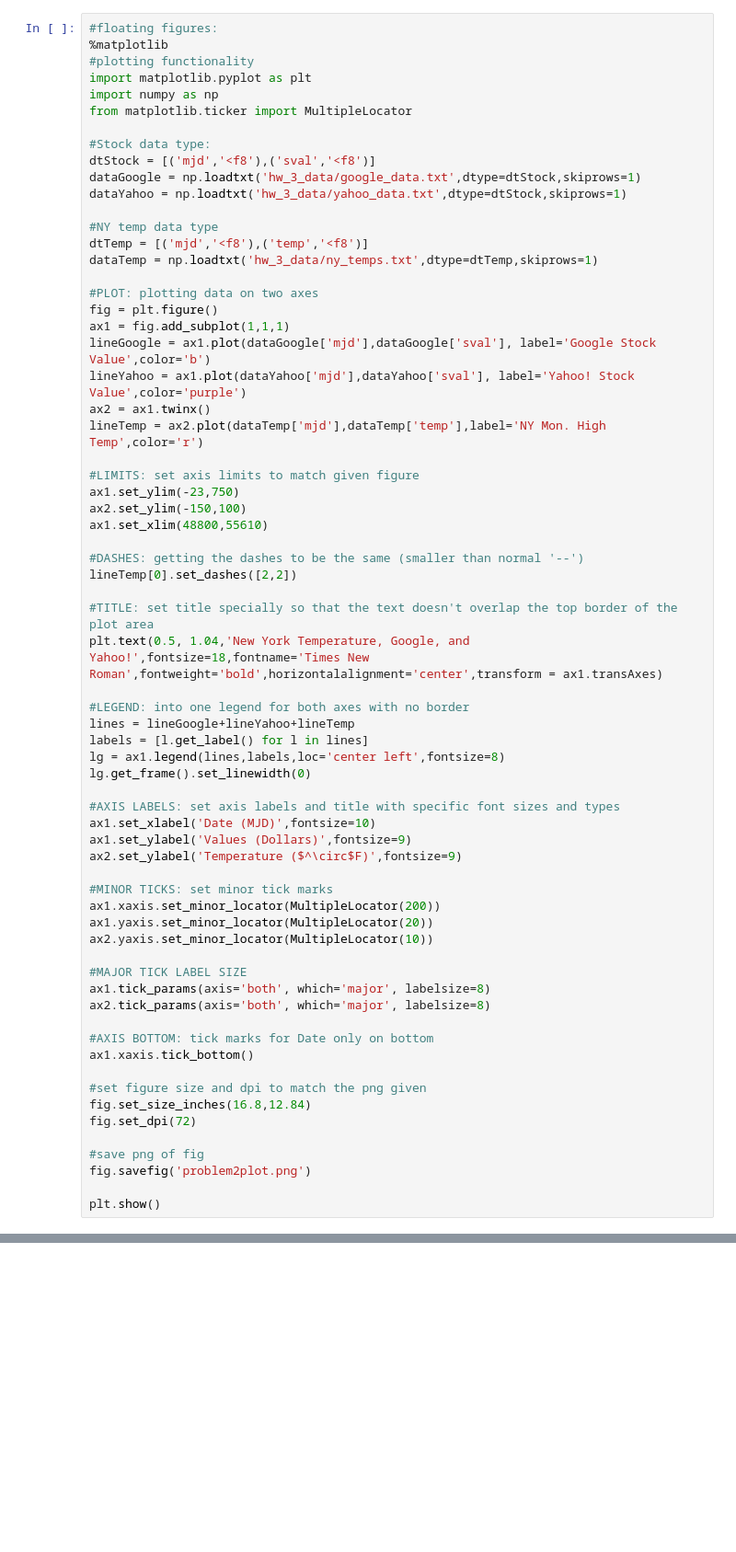
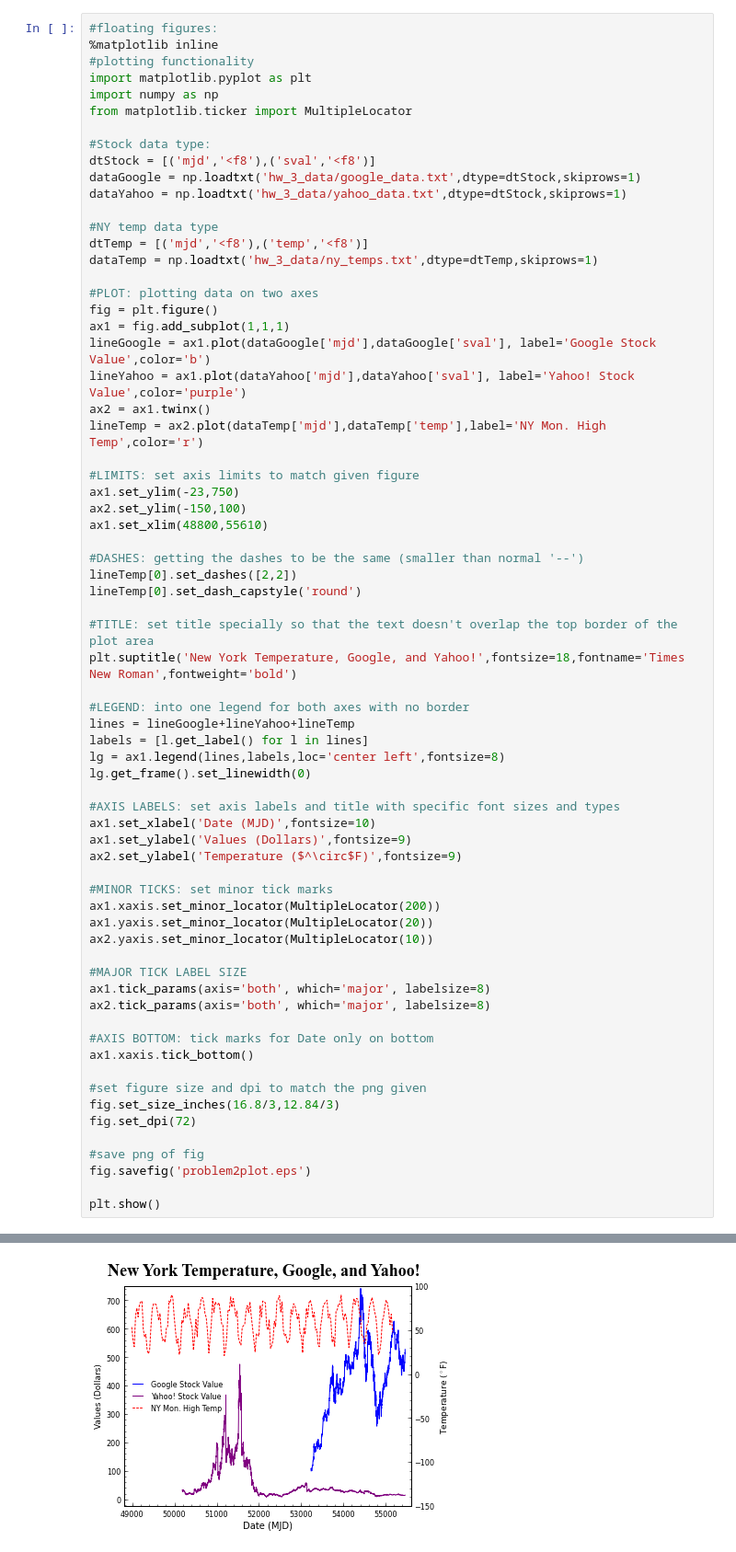
Before and after one commit to jccurtis/homework, a Jupyter notebook: hw3/problem2.ipynb, the cells around one changed output, grey strips where cells are left out. Shown at 92% size. Saved outputs shown, nothing was run; the diff lists cells and outputs as text; blank space fills up the shorter version.

Commit message:
Updated problem 2
eps file produced instead of png. Documentation added to notebook.

```diff
--- a/hw3/problem2.ipynb
+++ b/hw3/problem2.ipynb
@@ -3,6 +13,6 @@
 # %%
 #floating figures:
-%matplotlib
+%matplotlib inline
 #plotting functionality
 import matplotlib.pyplot as plt
 import numpy as np
@@ -32,9 +42,10 @@ ax1.set_xlim(48800,55610)
 
 #DASHES: getting the dashes to be the same (smaller than normal '--')
 lineTemp[0].set_dashes([2,2])
+lineTemp[0].set_dash_capstyle('round')
 
 #TITLE: set title specially so that the text doesn't overlap the top border of the plot area
-plt.text(0.5, 1.04,'New York Temperature, Google, and Yahoo!',fontsize=18,fontname='Times New Roman',fontweight='bold',horizontalalignment='center',transform = ax1.transAxes)
+plt.suptitle('New York Temperature, Google, and Yahoo!',fontsize=18,fontname='Times New Roman',fontweight='bold')
 
 #LEGEND: into one legend for both axes with no border
 lines = lineGoogle+lineYahoo+lineTemp
@@ -60,11 +71,11 @@ ax2.tick_params(axis='both', which='major', labelsize=8)
 ax1.xaxis.tick_bottom()
 
 #set figure size and dpi to match the png given
-fig.set_size_inches(16.8,12.84)
+fig.set_size_inches(16.8/3,12.84/3)
 fig.set_dpi(72)
 
 #save png of fig
-fig.savefig('problem2plot.png')
+fig.savefig('problem2plot.eps')
 
 plt.show()
 # %% [output]
@@ -71,0 +82 @@ Using matplotlib backend: MacOSX
+[figure, added]
```
Also changed, not shown: parts of 3 cells of this notebook, 1 other file.
